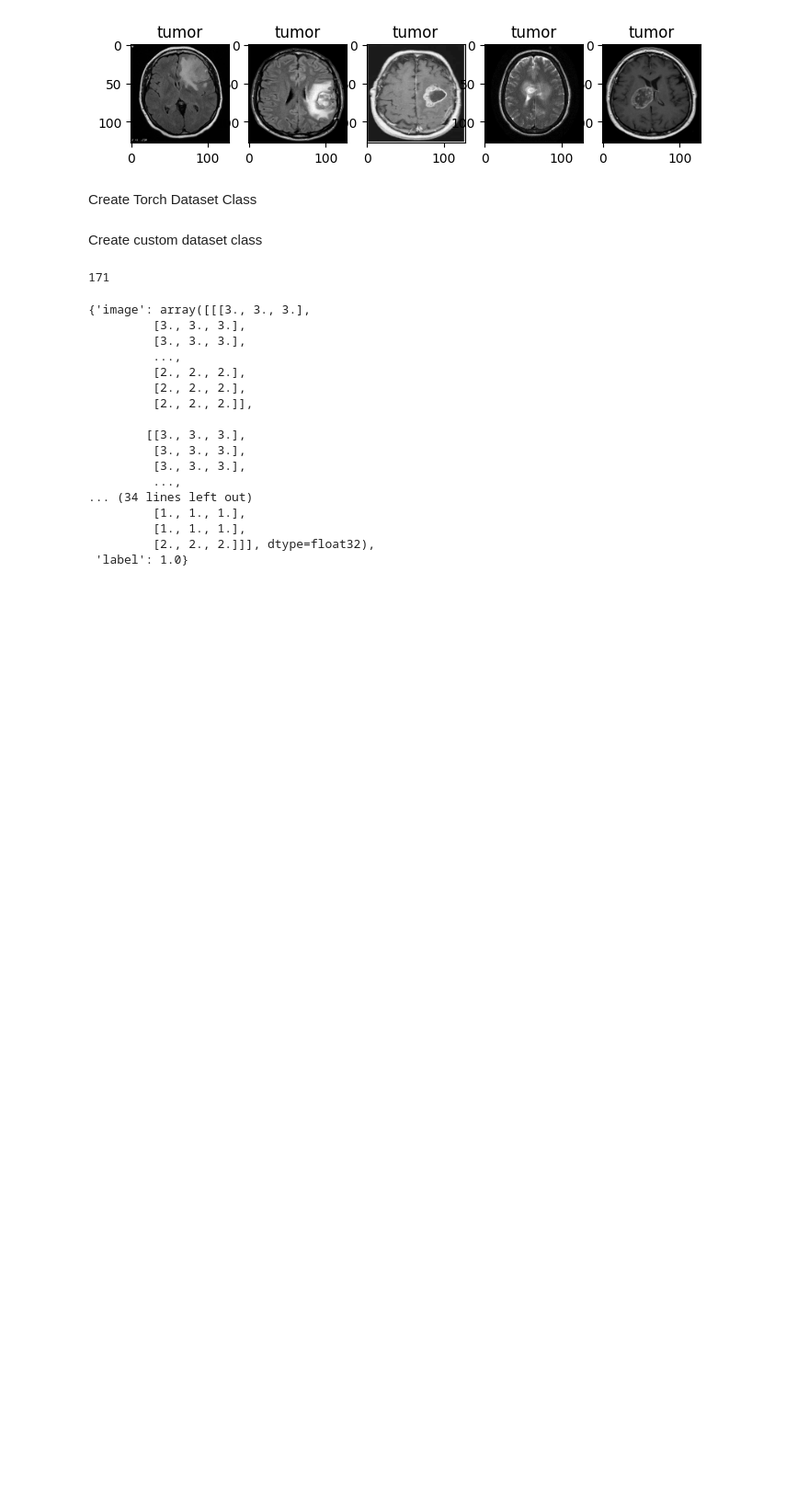
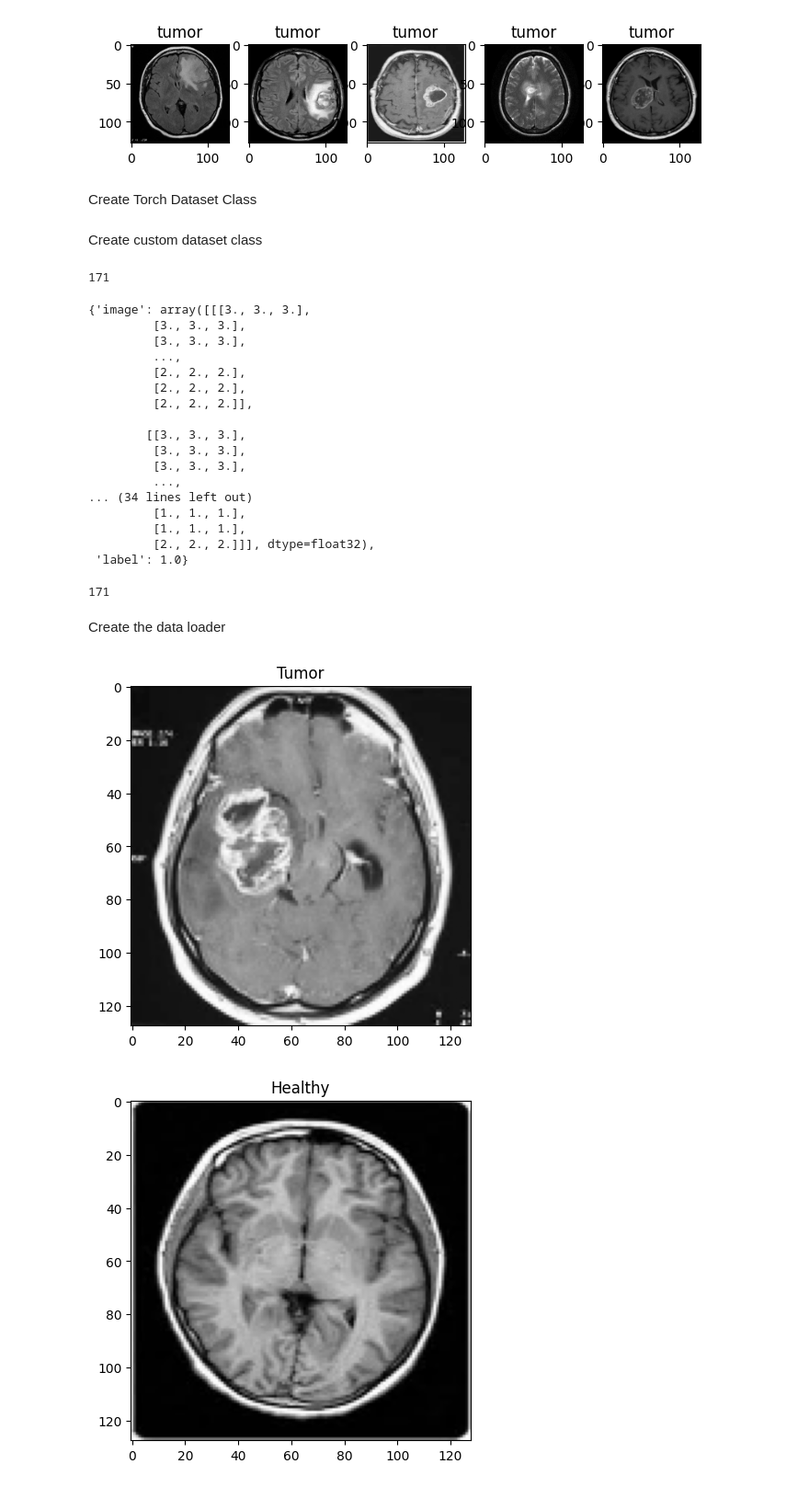
Before and after one commit to KavindaRajapaksha/Brain-Tumor-Detection2024, a Jupyter notebook: BrainTumor.ipynb, the cells around one changed output. Shown at 92% size. Saved outputs shown, nothing was run; the diff lists cells and outputs as text; code cells hidden in the pictures; blank space fills up the shorter version.

```diff
--- a/BrainTumor.ipynb
+++ b/BrainTumor.ipynb
@@ -179,3 +183,30 @@ mri[5]
 # %%
 mri_dataset = MRI()
 mri_dataset.normalize()
+# %%
+len(mri_dataset)
+# %% [output]
+171
+# %% [markdown]
+Create the data loader
+# %%
+
+
+
+names = {0: 'Healthy', 1: 'Tumor'}
+
+
+dataloader = DataLoader(mri_dataset, shuffle=True)
+
+# Iterate over the data loader
+for i, sample in enumerate(dataloader):
+    img = sample['image'].squeeze()# Transpose the dimensions and convert to NumPy array
+    img = img[:, :, [2, 1, 0]]  # Reorder channels from BGR to RGB
+    plt.title(names[int(sample['label'].item())])
+    plt.imshow(img)
+    plt.show()
+    if i == 5:
+        break
+# %% [output]
+[figure, added]
+[figure, added]
```
Also changed, not shown: parts of 5 cells of this notebook.
